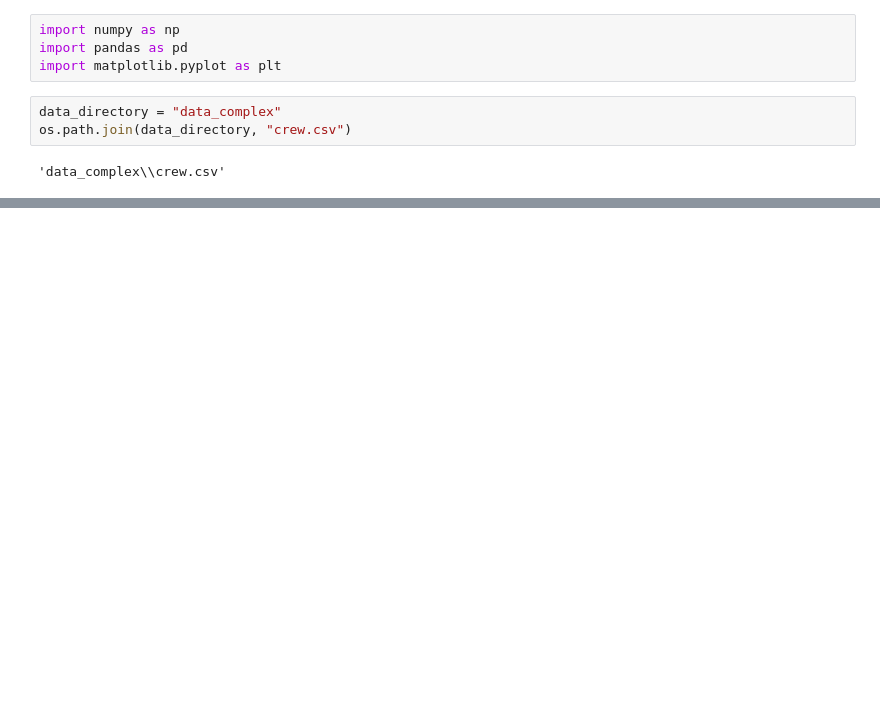
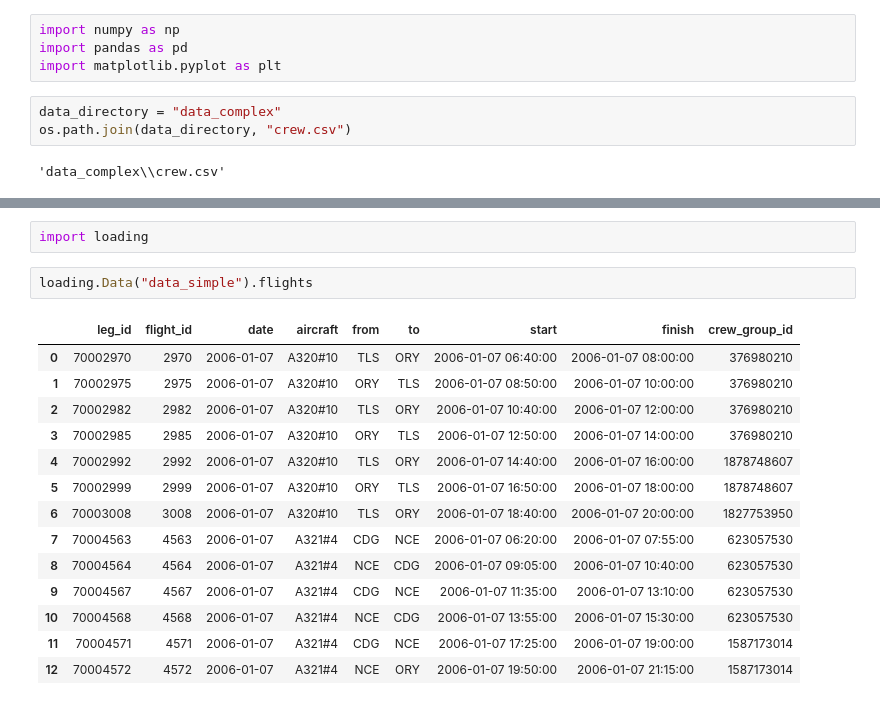
Before and after one commit to krzysiu5/QPoland-Quantum-Global-Hackathon-2024, a Jupyter notebook: exploration Marcin Massalski.ipynb, the cells around one changed output, grey strips where cells are left out. Drawn from its saved outputs; the diff is of its cells as text; blank space fills up the shorter version.

```diff
--- a/exploration Marcin Massalski.ipynb
+++ b/exploration Marcin Massalski.ipynb
@@ -78,0 +150,19 @@ for file in os.listdir(data_directory):
+# %%
+import loading
+# %%
+loading.Data("data_simple").flights
+# %% [output]
+|  | leg_id | flight_id | date | aircraft | from | to | start | finish | crew_group_id |
+| 0 | 70002970 | 2970 | 2006-01-07 | A320#10 | TLS | ORY | 2006-01-07 06:40:00 | 2006-01-07 08:00:00 | 376980210 |
+| 1 | 70002975 | 2975 | 2006-01-07 | A320#10 | ORY | TLS | 2006-01-07 08:50:00 | 2006-01-07 10:00:00 | 376980210 |
+| 2 | 70002982 | 2982 | 2006-01-07 | A320#10 | TLS | ORY | 2006-01-07 10:40:00 | 2006-01-07 12:00:00 | 376980210 |
+| 3 | 70002985 | 2985 | 2006-01-07 | A320#10 | ORY | TLS | 2006-01-07 12:50:00 | 2006-01-07 14:00:00 | 376980210 |
+| 4 | 70002992 | 2992 | 2006-01-07 | A320#10 | TLS | ORY | 2006-01-07 14:40:00 | 2006-01-07 16:00:00 | 1878748607 |
+| 5 | 70002999 | 2999 | 2006-01-07 | A320#10 | ORY | TLS | 2006-01-07 16:50:00 | 2006-01-07 18:00:00 | 1878748607 |
+| 6 | 70003008 | 3008 | 2006-01-07 | A320#10 | TLS | ORY | 2006-01-07 18:40:00 | 2006-01-07 20:00:00 | 1827753950 |
+| 7 | 70004563 | 4563 | 2006-01-07 | A321#4 | CDG | NCE | 2006-01-07 06:20:00 | 2006-01-07 07:55:00 | 623057530 |
+| 8 | 70004564 | 4564 | 2006-01-07 | A321#4 | NCE | CDG | 2006-01-07 09:05:00 | 2006-01-07 10:40:00 | 623057530 |
+| 9 | 70004567 | 4567 | 2006-01-07 | A321#4 | CDG | NCE | 2006-01-07 11:35:00 | 2006-01-07 13:10:00 | 623057530 |
+| 10 | 70004568 | 4568 | 2006-01-07 | A321#4 | NCE | CDG | 2006-01-07 13:55:00 | 2006-01-07 15:30:00 | 623057530 |
+| 11 | 70004571 | 4571 | 2006-01-07 | A321#4 | CDG | NCE | 2006-01-07 17:25:00 | 2006-01-07 19:00:00 | 1587173014 |
+| 12 | 70004572 | 4572 | 2006-01-07 | A321#4 | NCE | ORY | 2006-01-07 19:50:00 | 2006-01-07 21:15:00 | 1587173014 |
```
Also changed, not shown: parts of 17 cells of this notebook, 2 other files.
